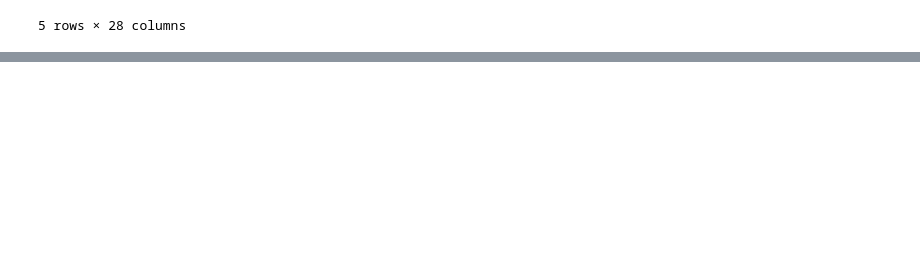
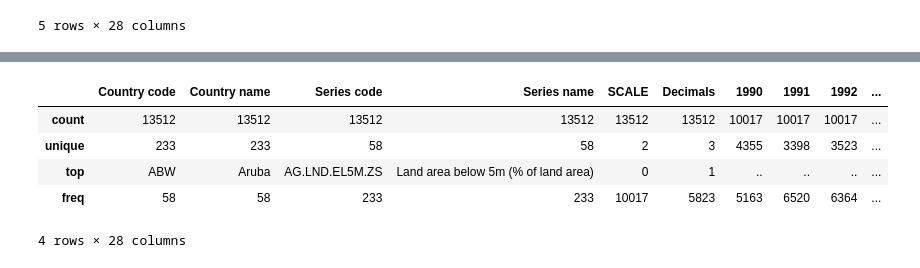
Before and after one commit to catherinjenira/Carbon-emission-analysis, a Jupyter notebook: carbonemission.ipynb, the cells around one changed output, grey strips where cells are left out. Saved outputs shown, nothing was run; the diff lists cells and outputs as text; code cells hidden in the pictures; blank space fills up the shorter version.

```diff
--- a/carbonemission.ipynb
+++ b/carbonemission.ipynb
@@ -76,0 +97,9 @@ emission.tail(5)
+# %%
+emission.describe()
+# %% [output]
+|  | Country code | Country name | Series code | Series name | SCALE | Decimals | 1990 | 1991 | 1992 | ... |
+| count | 13512 | 13512 | 13512 | 13512 | 13512 | 13512 | 10017 | 10017 | 10017 | ... |
+| unique | 233 | 233 | 58 | 58 | 2 | 3 | 4355 | 3398 | 3523 | ... |
+| top | ABW | Aruba | AG.LND.EL5M.ZS | Land area below 5m (% of land area) | 0 | 1 | .. | .. | .. | ... |
+| freq | 58 | 58 | 233 | 233 | 10017 | 5823 | 5163 | 6520 | 6364 | ... |
+4 rows × 28 columns
```
Also changed, not shown: parts of 10 cells of this notebook.
